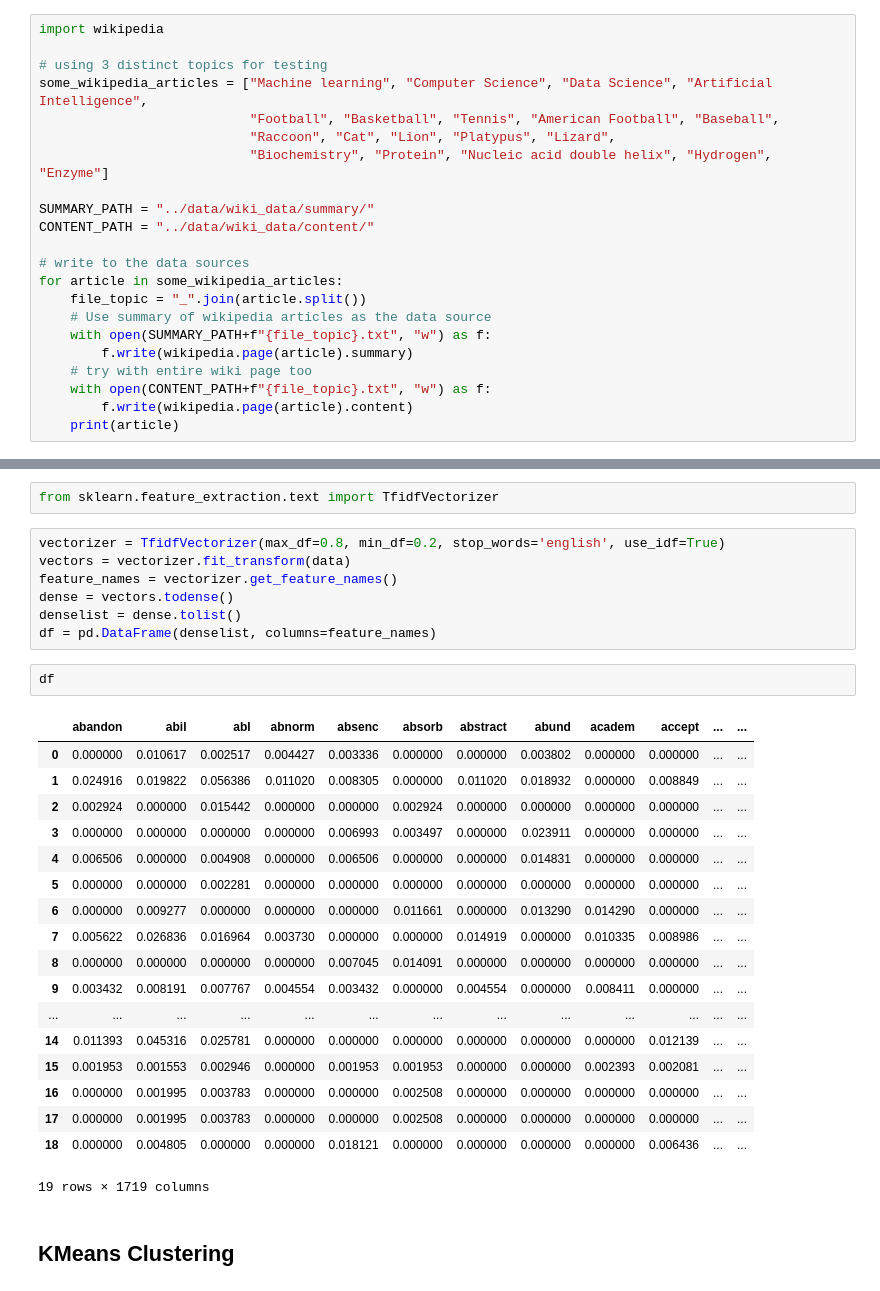
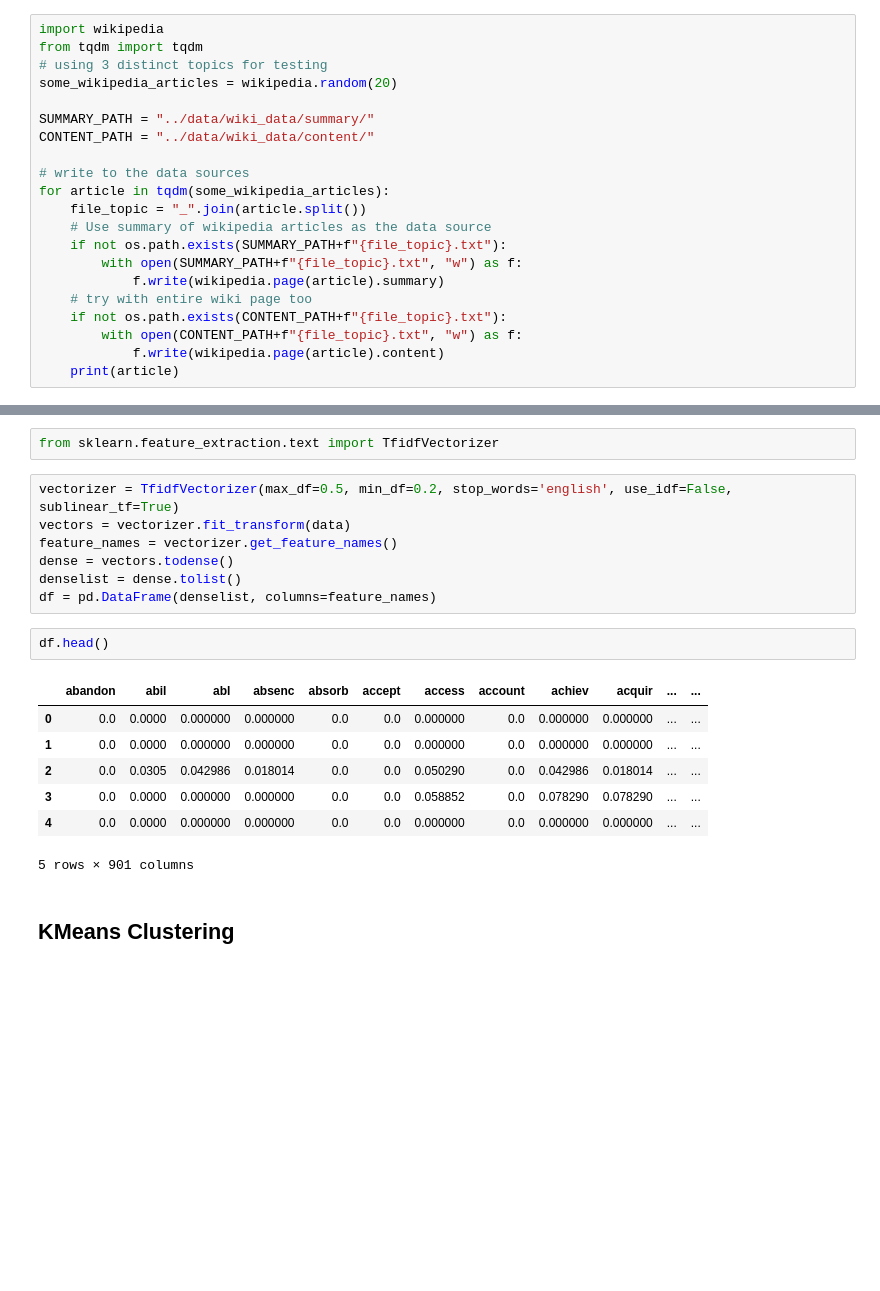
Before and after one commit to ryoheinamiki515/NLP-text-content-clustering, a Jupyter notebook: notebooks/development.ipynb, the cells around one changed output, grey strips where cells are left out. Drawn from its saved outputs; the diff is of its cells as text; blank space fills up the shorter version.

Commit message:
Finished development notebook and src.data, started example notebook

```diff
--- a/notebooks/development.ipynb
+++ b/notebooks/development.ipynb
@@ -4,24 +4,23 @@
 ## Collecting Wikipedia articles
 # %%
 import wikipedia
-
+from tqdm import tqdm
 # using 3 distinct topics for testing
-some_wikipedia_articles = ["Machine learning", "Computer Science", "Data Science", "Artificial Intelligence",
-                           "Football", "Basketball", "Tennis", "American Football", "Baseball",
-                           "Raccoon", "Cat", "Lion", "Platypus", "Lizard",
-                           "Biochemistry", "Protein", "Nucleic acid double helix", "Hydrogen", "Enzyme"]
+some_wikipedia_articles = wikipedia.random(20)
 
 SUMMARY_PATH = "../data/wiki_data/summary/"
 CONTENT_PATH = "../data/wiki_data/content/"
 
 # write to the data sources
-for article in some_wikipedia_articles:
+for article in tqdm(some_wikipedia_articles):
     file_topic = "_".join(article.split())
     # Use summary of wikipedia articles as the data source
-    with open(SUMMARY_PATH+f"{file_topic}.txt", "w") as f:
-        f.write(wikipedia.page(article).summary)
+    if not os.path.exists(SUMMARY_PATH+f"{file_topic}.txt"):
+        with open(SUMMARY_PATH+f"{file_topic}.txt", "w") as f:
+            f.write(wikipedia.page(article).summary)
     # try with entire wiki page too
-    with open(CONTENT_PATH+f"{file_topic}.txt", "w") as f:
-        f.write(wikipedia.page(article).content)
+    if not os.path.exists(CONTENT_PATH+f"{file_topic}.txt"):
+        with open(CONTENT_PATH+f"{file_topic}.txt", "w") as f:
+            f.write(wikipedia.page(article).content)
     print(article)
 # %% [output]
@@ -145,33 +136,22 @@ changed_to_original = pd.Series(original_words, index=changed_words)
 # %%
 from sklearn.feature_extraction.text import TfidfVectorizer
 # %%
-vectorizer = TfidfVectorizer(max_df=0.8, min_df=0.2, stop_words='english', use_idf=True)
+vectorizer = TfidfVectorizer(max_df=0.5, min_df=0.2, stop_words='english', use_idf=False, sublinear_tf=True)
 vectors = vectorizer.fit_transform(data)
 feature_names = vectorizer.get_feature_names()
 dense = vectors.todense()
 denselist = dense.tolist()
 df = pd.DataFrame(denselist, columns=feature_names)
 # %%
-df
+df.head()
 # %% [output]
-|  | abandon | abil | abl | abnorm | absenc | absorb | abstract | abund | academ | accept | ... | ... |
-| 0 | 0.000000 | 0.010617 | 0.002517 | 0.004427 | 0.003336 | 0.000000 | 0.000000 | 0.003802 | 0.000000 | 0.000000 | ... | ... |
-| 1 | 0.024916 | 0.019822 | 0.056386 | 0.011020 | 0.008305 | 0.000000 | 0.011020 | 0.018932 | 0.000000 | 0.008849 | ... | ... |
-| 2 | 0.002924 | 0.000000 | 0.015442 | 0.000000 | 0.000000 | 0.002924 | 0.000000 | 0.000000 | 0.000000 | 0.000000 | ... | ... |
-| 3 | 0.000000 | 0.000000 | 0.000000 | 0.000000 | 0.006993 | 0.003497 | 0.000000 | 0.023911 | 0.000000 | 0.000000 | ... | ... |
-| 4 | 0.006506 | 0.000000 | 0.004908 | 0.000000 | 0.006506 | 0.000000 | 0.000000 | 0.014831 | 0.000000 | 0.000000 | ... | ... |
-| 5 | 0.000000 | 0.000000 | 0.002281 | 0.000000 | 0.000000 | 0.000000 | 0.000000 | 0.000000 | 0.000000 | 0.000000 | ... | ... |
-| 6 | 0.000000 | 0.009277 | 0.000000 | 0.000000 | 0.000000 | 0.011661 | 0.000000 | 0.013290 | 0.014290 | 0.000000 | ... | ... |
-| 7 | 0.005622 | 0.026836 | 0.016964 | 0.003730 | 0.000000 | 0.000000 | 0.014919 | 0.000000 | 0.010335 | 0.008986 | ... | ... |
-| 8 | 0.000000 | 0.000000 | 0.000000 | 0.000000 | 0.007045 | 0.014091 | 0.000000 | 0.000000 | 0.000000 | 0.000000 | ... | ... |
-| 9 | 0.003432 | 0.008191 | 0.007767 | 0.004554 | 0.003432 | 0.000000 | 0.004554 | 0.000000 | 0.008411 | 0.000000 | ... | ... |
-| ... | ... | ... | ... | ... | ... | ... | ... | ... | ... | ... | ... | ... |
-| 14 | 0.011393 | 0.045316 | 0.025781 | 0.000000 | 0.000000 | 0.000000 | 0.000000 | 0.000000 | 0.000000 | 0.012139 | ... | ... |
-| 15 | 0.001953 | 0.001553 | 0.002946 | 0.000000 | 0.001953 | 0.001953 | 0.000000 | 0.000000 | 0.002393 | 0.002081 | ... | ... |
-| 16 | 0.000000 | 0.001995 | 0.003783 | 0.000000 | 0.000000 | 0.002508 | 0.000000 | 0.000000 | 0.000000 | 0.000000 | ... | ... |
-| 17 | 0.000000 | 0.001995 | 0.003783 | 0.000000 | 0.000000 | 0.002508 | 0.000000 | 0.000000 | 0.000000 | 0.000000 | ... | ... |
-| 18 | 0.000000 | 0.004805 | 0.000000 | 0.000000 | 0.018121 | 0.000000 | 0.000000 | 0.000000 | 0.000000 | 0.006436 | ... | ... |
+|  | abandon | abil | abl | absenc | absorb | accept | access | account | achiev | acquir | ... | ... |
+| 0 | 0.0 | 0.0000 | 0.000000 | 0.000000 | 0.0 | 0.0 | 0.000000 | 0.0 | 0.000000 | 0.000000 | ... | ... |
+| 1 | 0.0 | 0.0000 | 0.000000 | 0.000000 | 0.0 | 0.0 | 0.000000 | 0.0 | 0.000000 | 0.000000 | ... | ... |
+| 2 | 0.0 | 0.0305 | 0.042986 | 0.018014 | 0.0 | 0.0 | 0.050290 | 0.0 | 0.042986 | 0.018014 | ... | ... |
+| 3 | 0.0 | 0.0000 | 0.000000 | 0.000000 | 0.0 | 0.0 | 0.058852 | 0.0 | 0.078290 | 0.078290 | ... | ... |
+| 4 | 0.0 | 0.0000 | 0.000000 | 0.000000 | 0.0 | 0.0 | 0.000000 | 0.0 | 0.000000 | 0.000000 | ... | ... |
-19 rows × 1719 columns
+5 rows × 901 columns
 # %% [markdown]
 ## KMeans Clustering
 # %%
```
Also changed, not shown: parts of 18 cells of this notebook, 16 other files.
